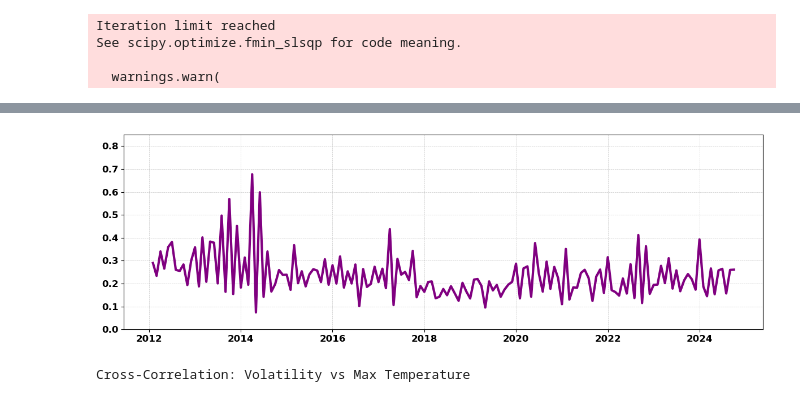
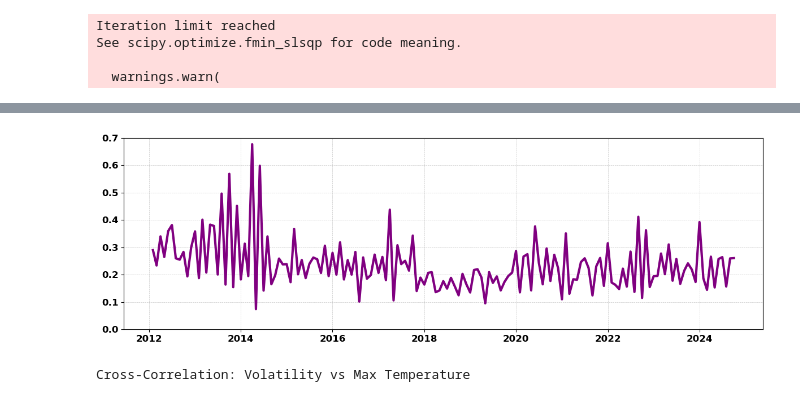
Before and after one commit to AbbinavSK/Crop-Price-Volatility-Analysis-in-India, a Jupyter notebook: Brinjal-price-analysis(state-level).ipynb, the cells around one changed output, grey strips where cells are left out. Saved outputs shown, nothing was run; the diff lists cells and outputs as text; code cells hidden in the pictures.

```diff
--- a/Brinjal-price-analysis(state-level).ipynb
+++ b/Brinjal-price-analysis(state-level).ipynb
@@ -335,21 +335,21 @@ model or by setting rescale=False.
 # %%
 # Plotting the conditional volatility obtained from EGARCH
 
 data["State_Mean_LogReturns_CondVol"] = garch_fit.conditional_volatility
 
 plt.figure(figsize=(12, 4))
 
 plt.plot(data["Price Date"], data["State_Mean_LogReturns_CondVol"], color="purple", linewidth=3)
 
 plt.xticks(rotation=0, fontsize=12, fontweight='bold')
 plt.yticks(rotation=0, fontsize=12, fontweight='bold')
-plt.ylim(0, 0.85)
+plt.ylim(0, 0.7)
 plt.grid(True, linestyle='--', linewidth=0.5, alpha=0.7)
 plt.tight_layout()
 plt.savefig("images/Brinjal-condvol-Odisha.png", dpi=600, bbox_inches='tight')
 plt.show()
 # %% [output]
-[figure, old version]
+[figure, new version]
 # %%
 df = pd.DataFrame() # Preparing dataframe for modelling
 df["Price Date"] = data["Price Date"].iloc[1:]
```
Also changed, not shown: parts of 5 cells of this notebook, 1 other file.
